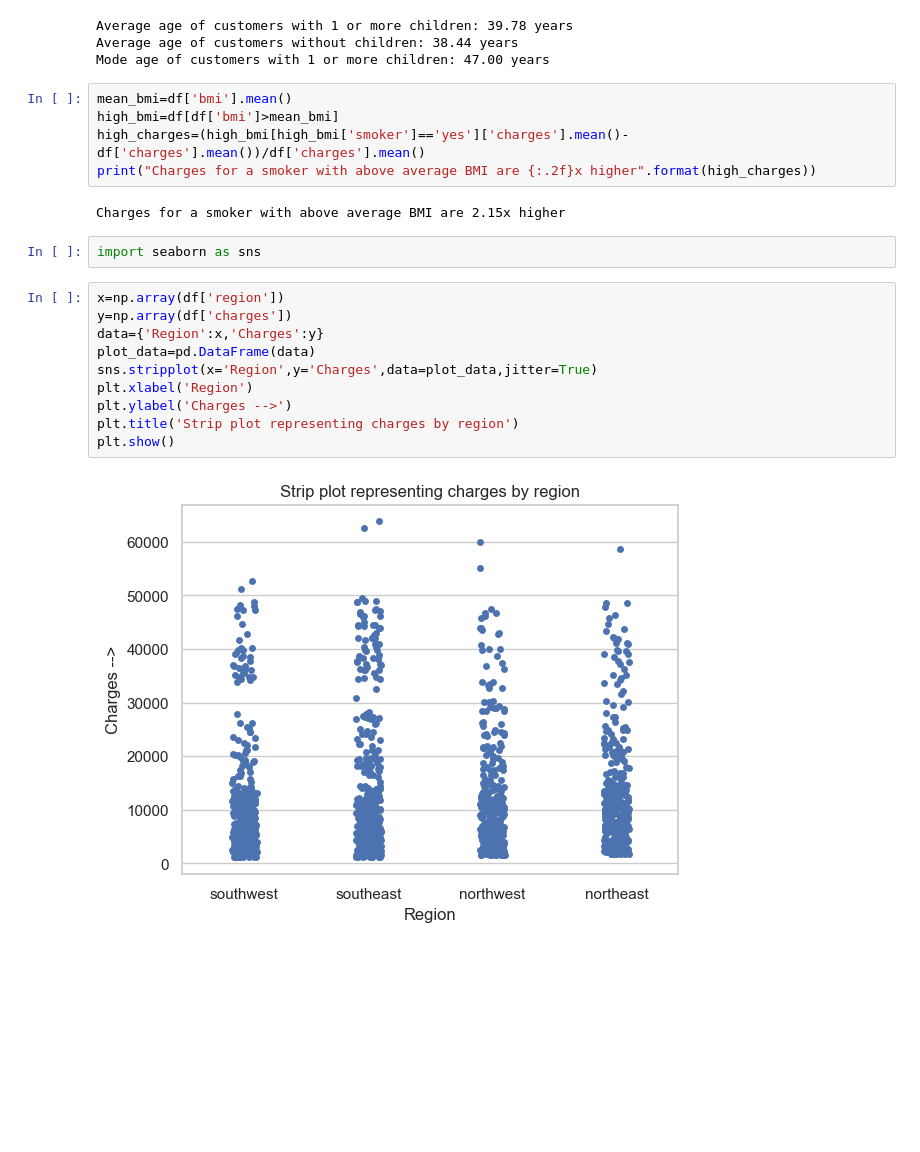
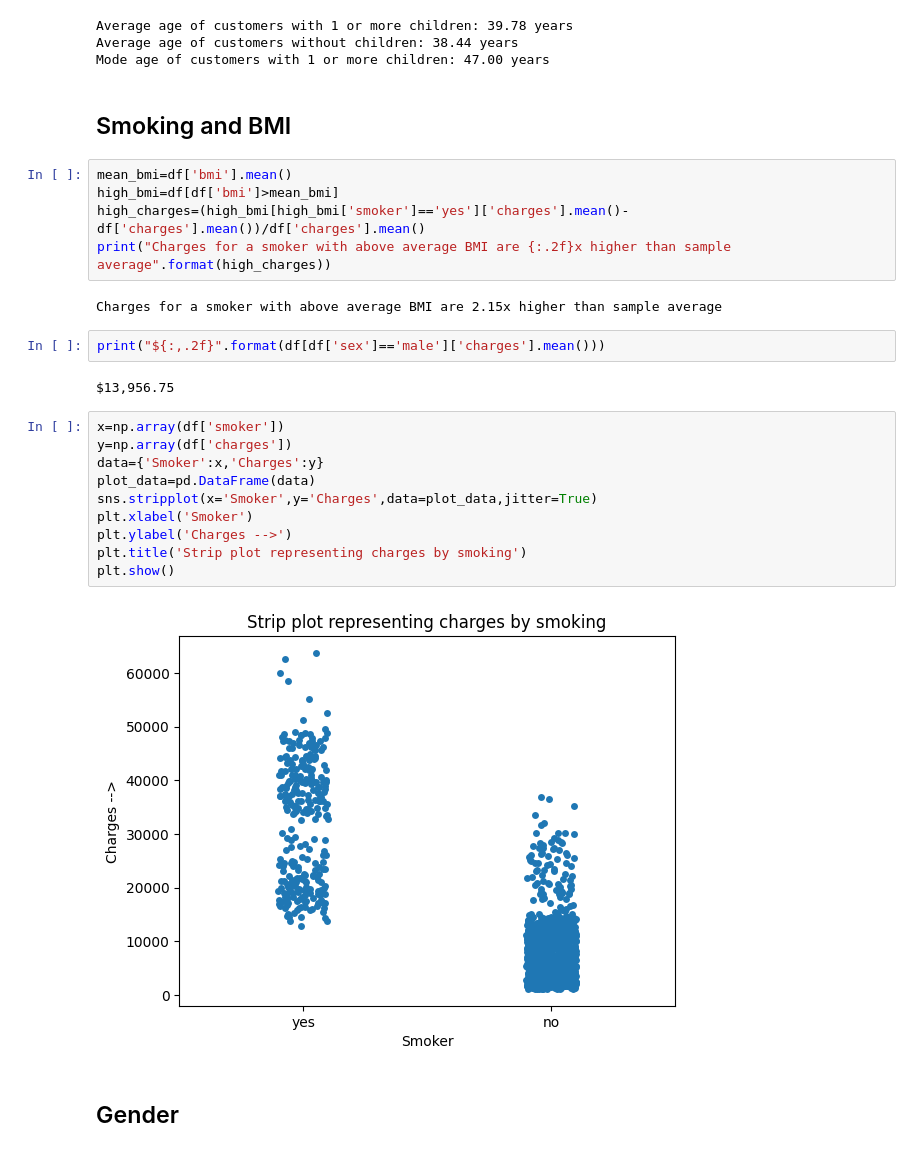
Before and after one commit to rahulsm20/insurance-data, a Jupyter notebook: analysis.ipynb, the cells around one changed output. Saved outputs shown, nothing was run; the diff lists cells and outputs as text; blank space fills up the shorter version.

```diff
--- a/analysis.ipynb
+++ b/analysis.ipynb
@@ -191,24 +211,30 @@ print("Average age of customers with 1 or more children: {:.2f} years".format(av
 Average age of customers with 1 or more children: 39.78 years
 Average age of customers without children: 38.44 years
 Mode age of customers with 1 or more children: 47.00 years
+# %% [markdown]
+## Smoking and BMI
 # %%
 mean_bmi=df['bmi'].mean()
 high_bmi=df[df['bmi']>mean_bmi]
 high_charges=(high_bmi[high_bmi['smoker']=='yes']['charges'].mean()-df['charges'].mean())/df['charges'].mean()
-print("Charges for a smoker with above average BMI are {:.2f}x higher".format(high_charges))
+print("Charges for a smoker with above average BMI are {:.2f}x higher than sample average".format(high_charges))
 # %% [output]
-Charges for a smoker with above average BMI are 2.15x higher
+Charges for a smoker with above average BMI are 2.15x higher than sample average
-# %%
-import seaborn as sns
+# %%
+print("${:,.2f}".format(df[df['sex']=='male']['charges'].mean()))
+# %% [output]
+$13,956.75
 # %%
-x=np.array(df['region'])
+x=np.array(df['smoker'])
 y=np.array(df['charges'])
-data={'Region':x,'Charges':y}
+data={'Smoker':x,'Charges':y}
 plot_data=pd.DataFrame(data)
-sns.stripplot(x='Region',y='Charges',data=plot_data,jitter=True)
-plt.xlabel('Region')
+sns.stripplot(x='Smoker',y='Charges',data=plot_data,jitter=True)
+plt.xlabel('Smoker')
 plt.ylabel('Charges -->')
-plt.title('Strip plot representing charges by region')
+plt.title('Strip plot representing charges by smoking')
 plt.show()
 # %% [output]
-[figure, old version]
+[figure, new version]
+# %% [markdown]
+## Gender
```
Also changed, not shown: parts of 20 cells of this notebook, 3 other files.
